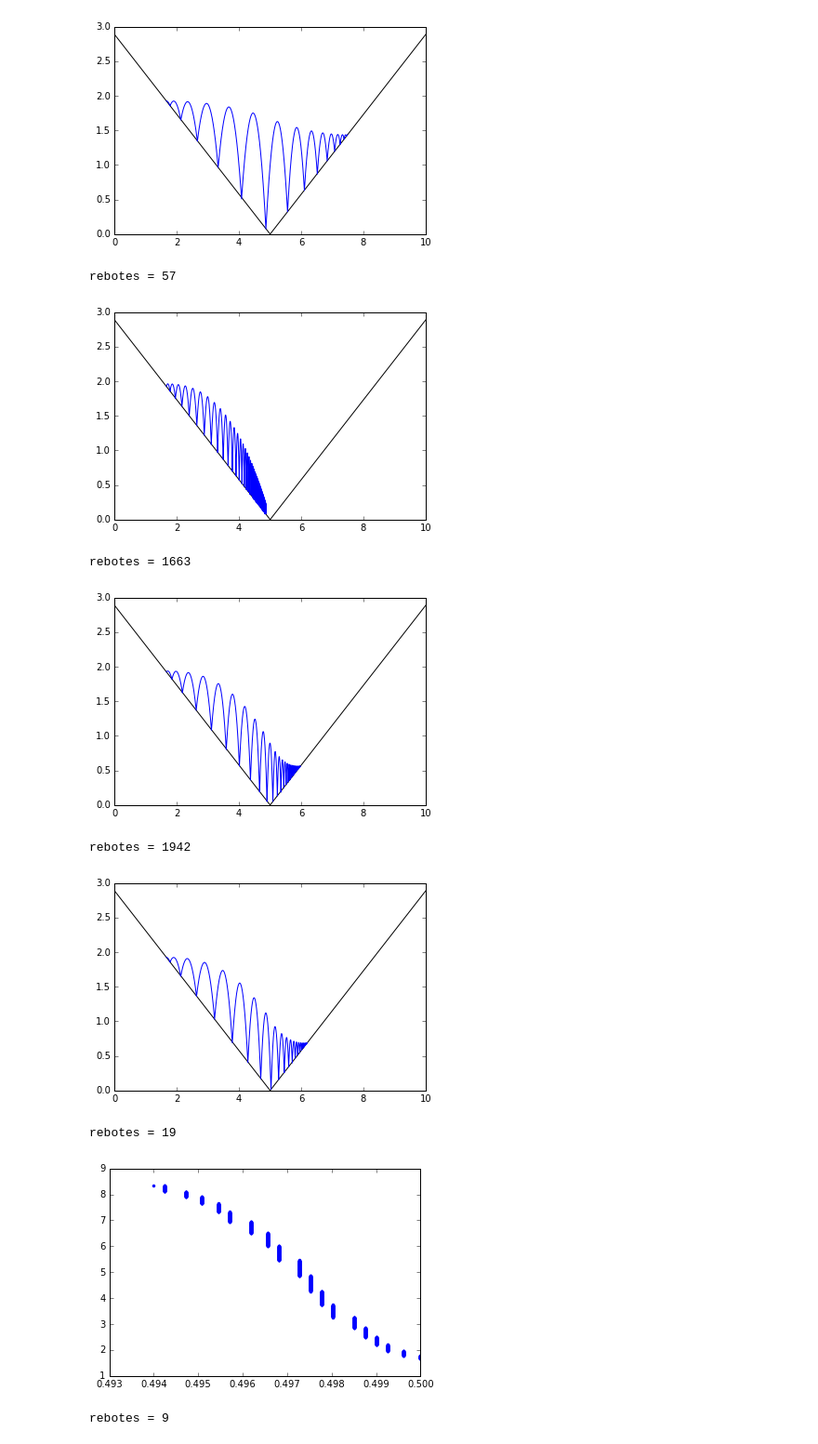
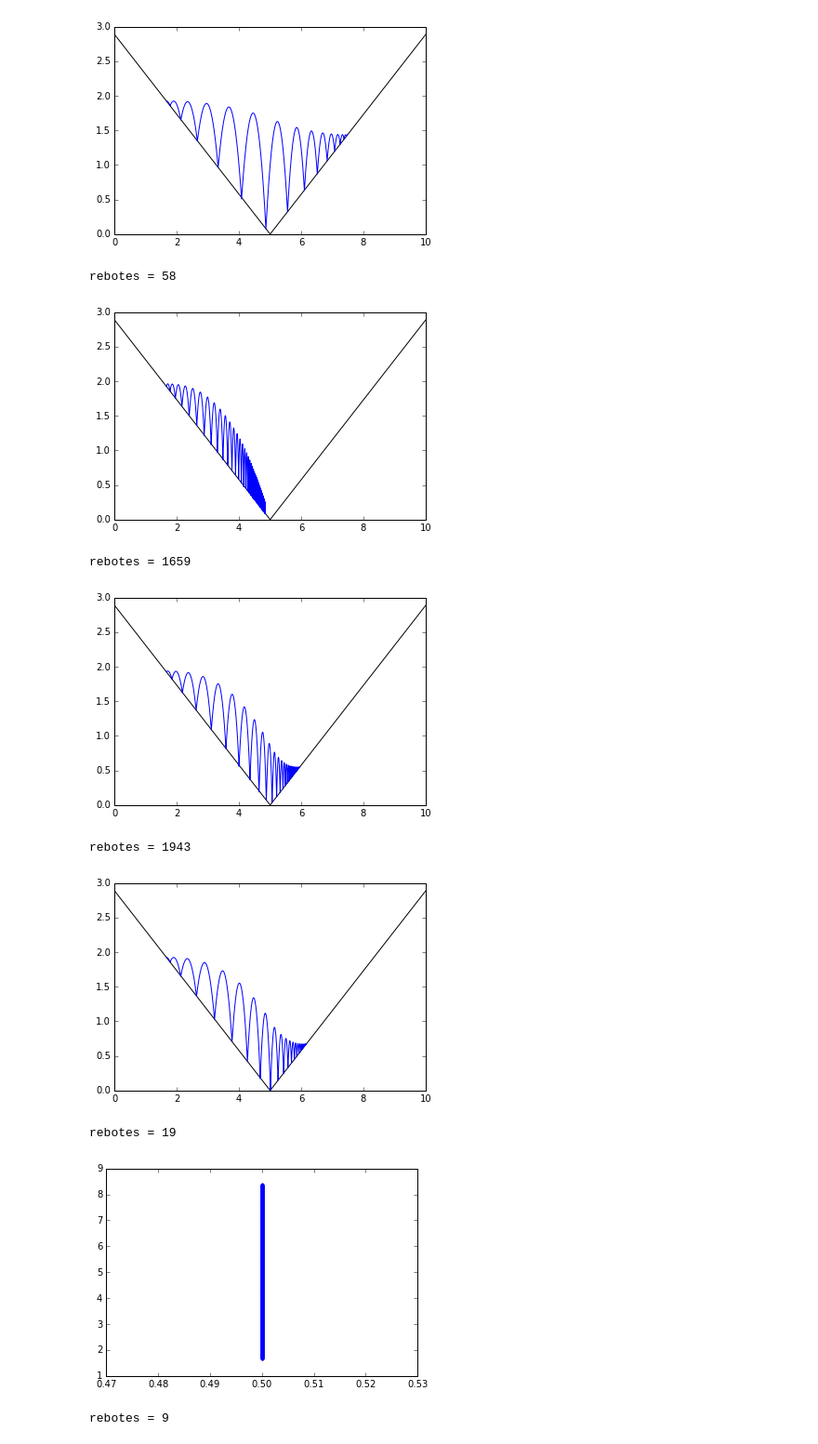
Before and after one commit to hugosl/Examen_1, a Jupyter notebook: Examen1.3.ipynb, the cells around one changed output. Shown: that part at 93% size. Drawn from its saved outputs; the diff is of its cells as text; code cells hidden in the pictures.

```diff
--- a/Examen1.3.ipynb
+++ b/Examen1.3.ipynb
@@ -413,21 +413,21 @@ for i in range(N-1):
     t,sol_dt = rk4(e_mov,trayectoria[i,:],[0,mi_dt],fric) # aqui se escoje la friccion a utilizar
     plano = f(sol_dt[-1,:][0],a,h) # utiliza la funcion de la recta para encontrar el punto donde la pelota rebota
     if sol_dt[-1,:][1] < plano: # si la posicion en y de la pelota es menor a la altura del plano la pelota rebota
-        punto = rebote(trayectoria[i,:],mi_dt)
+        punto = rebote(trayectoria[i,:],mi_dt,fric)
         trayectoria[i+1,:] = punto
         r +=1
     else:
         trayectoria[i+1,:] = sol_dt[-1,:]
     if sol_dt[-1,:][1] > 5.9: # si la posicion en y de la pelota es menor a la altura del plano la pelota rebota
-        punto = rebote4(trayectoria[i,:],mi_dt)
+        punto = rebote4(trayectoria[i,:],mi_dt,fric)
         trayectoria[i+1,:] = punto
         r +=1
     if sol_dt[-1,:][0] > 10: # si la posicion en y de la pelota es menor a la altura del plano la pelota rebota
-        punto = rebote2(trayectoria[i,:],mi_dt)
+        punto = rebote2(trayectoria[i,:],mi_dt,fric)
         trayectoria[i+1,:] = punto
         r +=1
     if sol_dt[-1,:][0] < 0: # si la posicion en y de la pelota es menor a la altura del plano la pelota rebota
-        punto = rebote3(trayectoria[i,:],mi_dt)
+        punto = rebote3(trayectoria[i,:],mi_dt,fric)
         trayectoria[i+1,:] = punto
         r +=1
 x=linspace(0,5)
@@ -458,21 +458,21 @@ for i in range(N-1):
     t,sol_dt = rk4(e_mov,trayectoria[i,:],[0,mi_dt],fric) # aqui se escoje la friccion a utilizar
     plano = f(sol_dt[-1,:][0],a,h) # utiliza la funcion de la recta para encontrar el punto donde la pelota rebota
     if sol_dt[-1,:][1] < plano: # si la posicion en y de la pelota es menor a la altura del plano la pelota rebota
-        punto = rebote(trayectoria[i,:],mi_dt)
+        punto = rebote(trayectoria[i,:],mi_dt,fric)
         trayectoria[i+1,:] = punto
         r +=1
     else:
         trayectoria[i+1,:] = sol_dt[-1,:]
     if sol_dt[-1,:][1] > 5.9: # si la posicion en y de la pelota es menor a la altura del plano la pelota rebota
-        punto = rebote4(trayectoria[i,:],mi_dt)
+        punto = rebote4(trayectoria[i,:],mi_dt,fric)
         trayectoria[i+1,:] = punto
         r +=1
     if sol_dt[-1,:][0] > 10: # si la posicion en y de la pelota es menor a la altura del plano la pelota rebota
-        punto = rebote2(trayectoria[i,:],mi_dt)
+        punto = rebote2(trayectoria[i,:],mi_dt,fric)
         trayectoria[i+1,:] = punto
         r +=1
     if sol_dt[-1,:][0] < 0: # si la posicion en y de la pelota es menor a la altura del plano la pelota rebota
-        punto = rebote3(trayectoria[i,:],mi_dt)
+        punto = rebote3(trayectoria[i,:],mi_dt,fric)
         trayectoria[i+1,:] = punto
         r +=1
 x=linspace(0,5)
@@ -482,8 +482,8 @@ plot(trayectoria[:,0],trayectoria[:,1],'-') # grafica los punto de la trayectori
 print "rebotes =",r                                                        # y el plano donde rebota la pelota
 show()
 # %% [output]
-rebotes = 57
+rebotes = 58
-[figure, old version]
+[figure, new version]
 # %%
 fric = fric_v2
 r = 0
@@ -503,21 +503,21 @@ for i in range(N-1):
     t,sol_dt = rk4(e_mov,trayectoria[i,:],[0,mi_dt],fric) # aqui se escoje la friccion a utilizar
     plano = f(sol_dt[-1,:][0],a,h) # utiliza la funcion de la recta para encontrar el punto donde la pelota rebota
     if sol_dt[-1,:][1] < plano: # si la posicion en y de la pelota es menor a la altura del plano la pelota rebota
-        punto = rebote(trayectoria[i,:],mi_dt)
+        punto = rebote(trayectoria[i,:],mi_dt,fric)
         trayectoria[i+1,:] = punto
         r +=1
     else:
         trayectoria[i+1,:] = sol_dt[-1,:]
     if sol_dt[-1,:][1] > 5.9: # si la posicion en y de la pelota es menor a la altura del plano la pelota rebota
-        punto = rebote4(trayectoria[i,:],mi_dt)
+        punto = rebote4(trayectoria[i,:],mi_dt,fric)
         trayectoria[i+1,:] = punto
         r +=1
     if sol_dt[-1,:][0] > 10: # si la posicion en y de la pelota es menor a la altura del plano la pelota rebota
-        punto = rebote2(trayectoria[i,:],mi_dt)
+        punto = rebote2(trayectoria[i,:],mi_dt,fric)
         trayectoria[i+1,:] = punto
         r +=1
     if sol_dt[-1,:][0] < 0: # si la posicion en y de la pelota es menor a la altura del plano la pelota rebota
-        punto = rebote3(trayectoria[i,:],mi_dt)
+        punto = rebote3(trayectoria[i,:],mi_dt,fric)
         trayectoria[i+1,:] = punto
         r +=1
 x=linspace(0,5)
@@ -527,8 +527,8 @@ plot(trayectoria[:,0],trayectoria[:,1],'-') # grafica los punto de la trayectori
 print "rebotes =",r                                                        # y el plano donde rebota la pelota
 show()
 # %% [output]
-rebotes = 1663
+rebotes = 1659
-[figure, old version]
+[figure, new version]
 # %%
 fric = fric_v2
 r = 0
@@ -548,21 +548,21 @@ for i in range(N-1):
     t,sol_dt = rk4(e_mov,trayectoria[i,:],[0,mi_dt],fric) # aqui se escoje la friccion a utilizar
     plano = f(sol_dt[-1,:][0],a,h) # utiliza la funcion de la recta para encontrar el punto donde la pelota rebota
     if sol_dt[-1,:][1] < plano: # si la posicion en y de la pelota es menor a la altura del plano la pelota rebota
-        punto = rebote(trayectoria[i,:],mi_dt)
+        punto = rebote(trayectoria[i,:],mi_dt,fric)
         trayectoria[i+1,:] = punto
         r +=1
     else:
         trayectoria[i+1,:] = sol_dt[-1,:]
     if sol_dt[-1,:][1] > 5.9: # si la posicion en y de la pelota es menor a la altura del plano la pelota rebota
-        punto = rebote4(trayectoria[i,:],mi_dt)
+        punto = rebote4(trayectoria[i,:],mi_dt,fric)
         trayectoria[i+1,:] = punto
         r +=1
     if sol_dt[-1,:][0] > 10: # si la posicion en y de la pelota es menor a la altura del plano la pelota rebota
-        punto = rebote2(trayectoria[i,:],mi_dt)
+        punto = rebote2(trayectoria[i,:],mi_dt,fric)
         trayectoria[i+1,:] = punto
         r +=1
     if sol_dt[-1,:][0] < 0: # si la posicion en y de la pelota es menor a la altura del plano la pelota rebota
-        punto = rebote3(trayectoria[i,:],mi_dt)
+        punto = rebote3(trayectoria[i,:],mi_dt,fric)
         trayectoria[i+1,:] = punto
         r +=1
 x=linspace(0,5)
@@ -572,8 +572,8 @@ plot(trayectoria[:,0],trayectoria[:,1],'-') # grafica los punto de la trayectori
 print "rebotes =",r                                                        # y el plano donde rebota la pelota
 show()
 # %% [output]
-rebotes = 1942
+rebotes = 1943
-[figure, old version]
+[figure, new version]
 # %%
 fric = 0
 r = 0
@@ -584,38 +584,38 @@ h = -f(5,a,0)
 x_in = 5./3.
 y_in = f(x_in,a,h) # altura de la pendiente desde donde se hace el lazamiento
 inicio = [x_in,y_in,v_x,v_y] # las dos primeras entradas corresponden a la posicion inicial de la pelora (x,y)
                     # las ultimas dos estradas corresponde a las componetes de la velocidad incial de la pelota (vx,vy)
 N = 1350 # numero de puntos a calcular dentro de la trayectoria
 trayectoria = zeros((N,len(inicio)))
 mi_dt = .01
 trayectoria[0,:] = array(inicio)
 for i in range(N-1):
     t,sol_dt = rk4(e_mov,trayectoria[i,:],[0,mi_dt],fric) # aqui se escoje la friccion a utilizar
     plano = f(sol_dt[-1,:][0],a,h) # utiliza la funcion de la recta para encontrar el punto donde la pelota rebota
     if sol_dt[-1,:][1] < plano: # si la posicion en y de la pelota es menor a la altura del plano la pelota rebota
-        punto = rebote(trayectoria[i,:],mi_dt)
+        punto = rebote(trayectoria[i,:],mi_dt,fric)
         trayectoria[i+1,:] = punto
         r +=1
     else:
         trayectoria[i+1,:] = sol_dt[-1,:]
     if sol_dt[-1,:][1] > 5.9: # si la posicion en y de la pelota es menor a la altura del plano la pelota rebota
-        punto = rebote4(trayectoria[i,:],mi_dt)
+        punto = rebote4(trayectoria[i,:],mi_dt,fric)
         trayectoria[i+1,:] = punto
         r +=1
     if sol_dt[-1,:][0] > 10: # si la posicion en y de la pelota es menor a la altura del plano la pelota rebota
-        punto = rebote2(trayectoria[i,:],mi_dt)
+        punto = rebote2(trayectoria[i,:],mi_dt,fric)
         trayectoria[i+1,:] = punto
         r +=1
     if sol_dt[-1,:][0] < 0: # si la posicion en y de la pelota es menor a la altura del plano la pelota rebota
-        punto = rebote3(trayectoria[i,:],mi_dt)
+        punto = rebote3(trayectoria[i,:],mi_dt,fric)
         trayectoria[i+1,:] = punto
         r +=1
 plot(trayectoria[:,2],trayectoria[:,0],'.') # grafica los punto de la trayectoria
 print "rebotes =",r                                                        # y el plano donde rebota la pelota
 show()
 # %% [output]
 rebotes = 19
-[figure, old version]
+[figure, new version]
 # %%
 fric = 0
 r = 0
```
Also changed, not shown: parts of 10 cells of this notebook.
